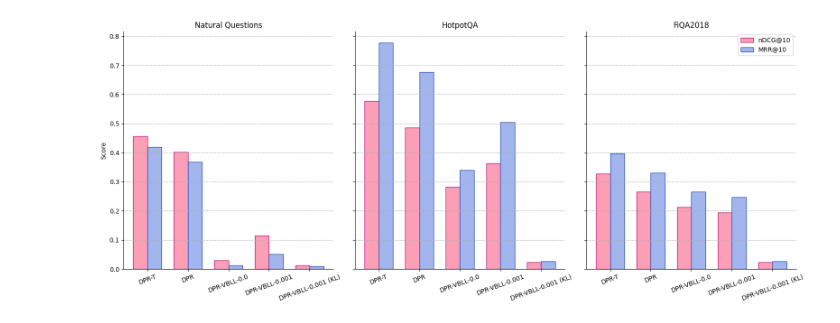
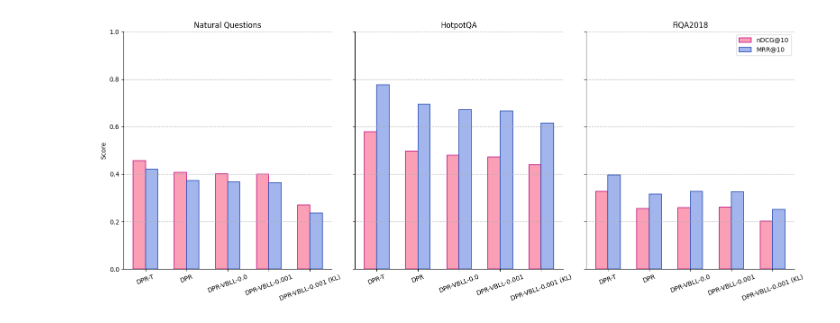
Before and after one commit to oliverneut/bayesian-dpr, a Jupyter notebook: plots/ood/ood-1.ipynb, the cells around one changed output. Drawn from its saved outputs; the diff is of its cells as text; code cells hidden in the pictures.

```diff
--- a/plots/ood/ood-1.ipynb
+++ b/plots/ood/ood-1.ipynb
@@ -5,21 +5,23 @@ from omegaconf import OmegaConf
 args = OmegaConf.load('../colors.yml')
 # %%
 models = ['DPR-T', 'DPR', 'DPR-VBLL-0.0', 'DPR-VBLL-0.001', 'DPR-VBLL-0.001 (KL)']
-ndcg_nq = [0.4571, 0.4024, 0.0300, 0.1146, 0.0124]
-mrr_nq = [0.4199, 0.3676, 0.0125, 0.0516, 0.0099]
+ndcg_nq = [0.4571, 0.4076, 0.4008, 0.3990, 0.2707]
+mrr_nq = [0.4199, 0.3740, 0.3665, 0.3641, 0.2365]
 
-ndcg_hotpotqa = [0.5782, 0.4856, 0.2830, 0.3636, 0.0240]
-mrr_hotpotqa = [0.7770, 0.6774, 0.3407, 0.5052, 0.0273]
+ndcg_hotpotqa = [0.5782, 0.4974, 0.4802, 0.4714, 0.4392]
+mrr_hotpotqa = [0.7770, 0.6940, 0.6712, 0.6651, 0.6144]
 
-ndcg_fiqa = [0.3282, 0.2648, 0.2122, 0.1935, 0.0240]
-mrr_fiqa = [0.3968, 0.3313, 0.2657, 0.2475, 0.0273]
+ndcg_fiqa = [0.3282, 0.2543, 0.2592, 0.2602, 0.2013]
+mrr_fiqa = [0.3968, 0.3169, 0.3276, 0.3257, 0.2517]
 # %%
 fig, axes = plt.subplots(1, 3, figsize=(16, 6.5), sharey=True)
 
-bar_width = 0.35
+bar_width = 0.3
 x = np.arange(len(models))
 
 # Colors
+# ndcg_color = args.red.mid
+# mrr_color = args.blue.mid
 ndcg_color = args.red.mid
 mrr_color = args.blue.mid
 ndcg_border = args.red.dark
@@ -27,41 +29,42 @@ mrr_border = args.blue.dark
 
 # Natural Questions
 axes[0].spines['top'].set_visible(False)
 axes[0].spines['right'].set_visible(False)
-axes[0].bar(x - bar_width/2, ndcg_nq, width=bar_width, color=ndcg_color, label='nDCG@10', edgecolor=ndcg_border)
-axes[0].bar(x + bar_width/2, mrr_nq, width=bar_width, color=mrr_color, label='MRR@10', edgecolor=mrr_border)
+axes[0].bar(x - bar_width/2, ndcg_nq, width=bar_width, color=ndcg_color, label='nDCG@10', edgecolor=ndcg_border, linewidth=1.2)
+axes[0].bar(x + bar_width/2, mrr_nq, width=bar_width, color=mrr_color, label='MRR@10', edgecolor=mrr_border, linewidth=1.2)
 axes[0].set_title('Natural Questions')
 axes[0].set_xticks(x)
 axes[0].set_xticklabels(models, rotation=20)
-# axes[0].legend()
+axes[0].set_ylim(0, 1)
 axes[0].grid(True, axis='y', ls='--')
 
 # HotpotQA
 axes[1].spines['top'].set_visible(False)
 axes[1].spines['right'].set_visible(False)
-axes[1].bar(x - bar_width/2, ndcg_hotpotqa, width=bar_width, color=ndcg_color, label='nDCG@10', edgecolor=ndcg_border)
-axes[1].bar(x + bar_width/2, mrr_hotpotqa, width=bar_width, color=mrr_color, label='MRR@10', edgecolor=mrr_border)
+axes[1].bar(x - bar_width/2, ndcg_hotpotqa, width=bar_width, color=ndcg_color, label='nDCG@10', edgecolor=ndcg_border, linewidth=1.2)
+axes[1].bar(x + bar_width/2, mrr_hotpotqa, width=bar_width, color=mrr_color, label='MRR@10', edgecolor=mrr_border, linewidth=1.2)
 axes[1].set_title('HotpotQA')
 axes[1].set_xticks(x)
 axes[1].set_xticklabels(models, rotation=20)
-# axes[1].legend()
+axes[1].set_ylim(0, 1)
 axes[1].grid(True, axis='y', ls='--')
 
 # FiQA2018
 axes[2].spines['top'].set_visible(False)
 axes[2].spines['right'].set_visible(False)
-axes[2].bar(x - bar_width/2, ndcg_fiqa, width=bar_width, color=ndcg_color, label='nDCG@10', edgecolor=ndcg_border)
-axes[2].bar(x + bar_width/2, mrr_fiqa, width=bar_width, color=mrr_color, label='MRR@10', edgecolor=mrr_border)
+axes[2].bar(x - bar_width/2, ndcg_fiqa, width=bar_width, color=ndcg_color, label='nDCG@10', edgecolor=ndcg_border, linewidth=1.2)
+axes[2].bar(x + bar_width/2, mrr_fiqa, width=bar_width, color=mrr_color, label='MRR@10', edgecolor=mrr_border, linewidth=1.2)
 axes[2].set_title('FiQA2018')
 axes[2].set_xticks(x)
 axes[2].set_xticklabels(models, rotation=20)
+axes[2].set_ylim(0, 1)
 axes[2].legend()
 axes[2].grid(True, axis='y', ls='--')
 
 axes[0].set_ylabel('Score')
 plt.tight_layout()
 plt.show()
 # %% [output]
-[figure, old version]
+[figure, new version]
 # %%
 fig.savefig('../figures/ood/ood-1.png', dpi=400, bbox_inches='tight')
```
Also changed, not shown: 6 other files.
